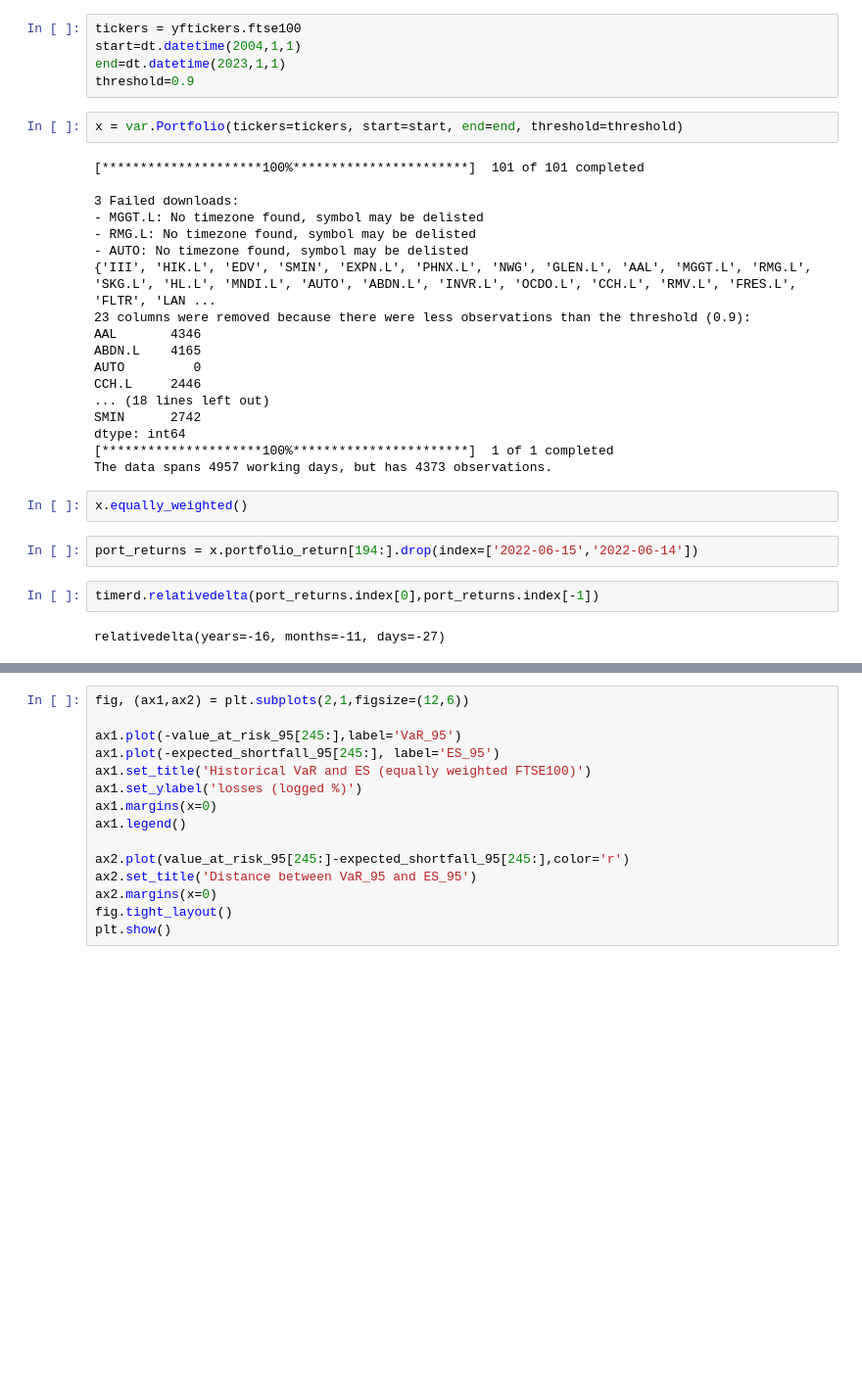
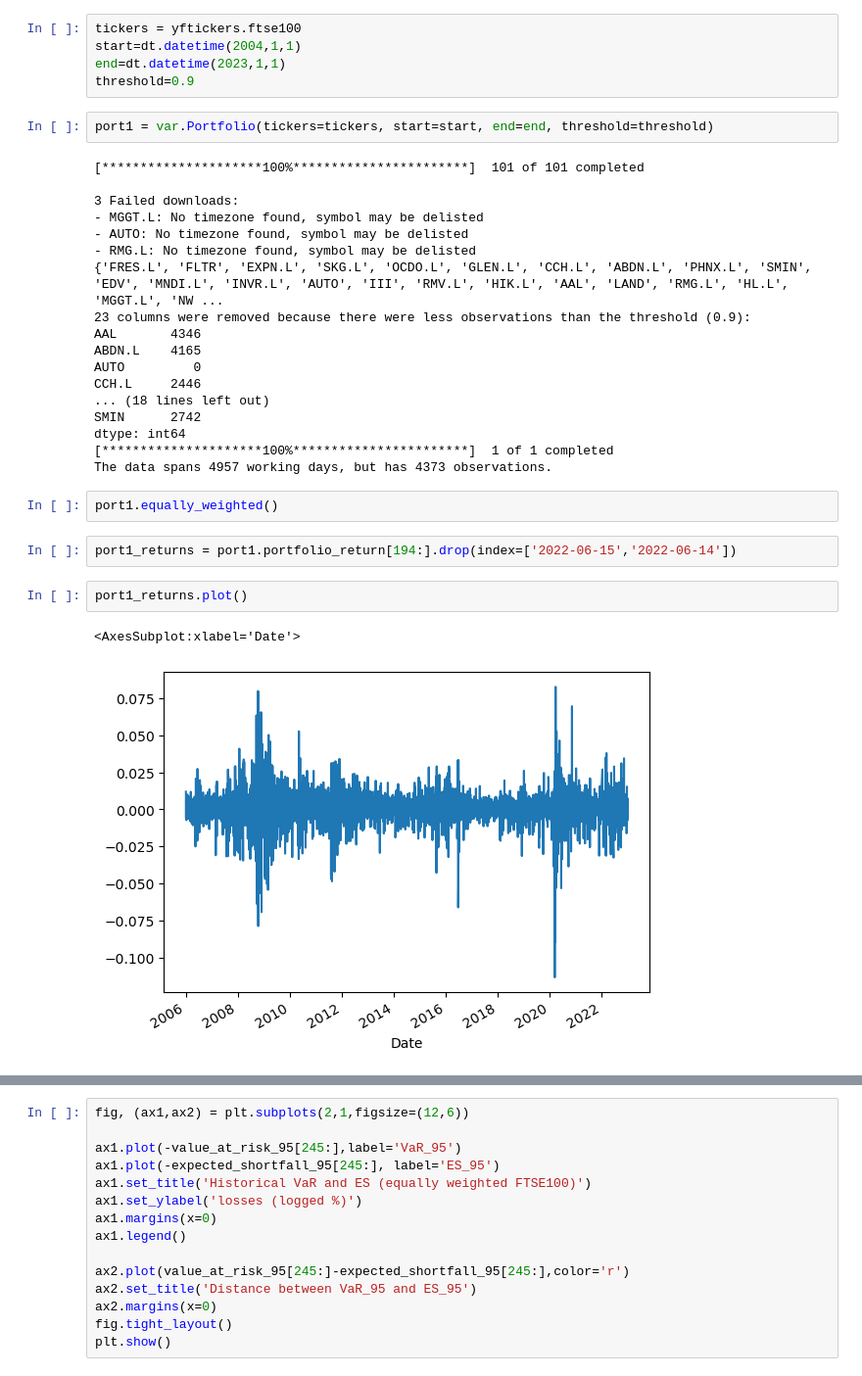
Before and after one commit to Johanlai/risk_management, a Jupyter notebook: VaR.ipynb, the cells around one changed output, grey strips where cells are left out. Shown at 98% size. Saved outputs shown, nothing was run; the diff lists cells and outputs as text; blank space fills up the shorter version.

```diff
--- a/VaR.ipynb
+++ b/VaR.ipynb
@@ -14,15 +17,15 @@ start=dt.datetime(2004,1,1)
 end=dt.datetime(2023,1,1)
 threshold=0.9
 # %%
-x = var.Portfolio(tickers=tickers, start=start, end=end, threshold=threshold)
+port1 = var.Portfolio(tickers=tickers, start=start, end=end, threshold=threshold)
 # %% [output]
 [*********************100%***********************]  101 of 101 completed
 
 3 Failed downloads:
 - MGGT.L: No timezone found, symbol may be delisted
+- AUTO: No timezone found, symbol may be delisted
 - RMG.L: No timezone found, symbol may be delisted
-- AUTO: No timezone found, symbol may be delisted
-{'III', 'HIK.L', 'EDV', 'SMIN', 'EXPN.L', 'PHNX.L', 'NWG', 'GLEN.L', 'AAL', 'MGGT.L', 'RMG.L', 'SKG.L', 'HL.L', 'MNDI.L', 'AUTO', 'ABDN.L', 'INVR.L', 'OCDO.L', 'CCH.L', 'RMV.L', 'FRES.L', 'FLTR', 'LAN ...
+{'FRES.L', 'FLTR', 'EXPN.L', 'SKG.L', 'OCDO.L', 'GLEN.L', 'CCH.L', 'ABDN.L', 'PHNX.L', 'SMIN', 'EDV', 'MNDI.L', 'INVR.L', 'AUTO', 'III', 'RMV.L', 'HIK.L', 'AAL', 'LAND', 'RMG.L', 'HL.L', 'MGGT.L', 'NW ...
 23 columns were removed because there were less observations than the threshold (0.9):
 AAL       4346
 ABDN.L    4165
@@ -34,10 +37,11 @@ dtype: int64
 [*********************100%***********************]  1 of 1 completed
 The data spans 4957 working days, but has 4373 observations.
 # %%
-x.equally_weighted()
+port1.equally_weighted()
 # %%
-port_returns = x.portfolio_return[194:].drop(index=['2022-06-15','2022-06-14'])
+port1_returns = port1.portfolio_return[194:].drop(index=['2022-06-15','2022-06-14'])
-# %%
-timerd.relativedelta(port_returns.index[0],port_returns.index[-1])
-# %% [output]
-relativedelta(years=-16, months=-11, days=-27)
+# %%
+port1_returns.plot()
+# %% [output]
+<AxesSubplot:xlabel='Date'>
+[figure, added]
```
Also changed, not shown: parts of 29 cells of this notebook, 1 other file.
